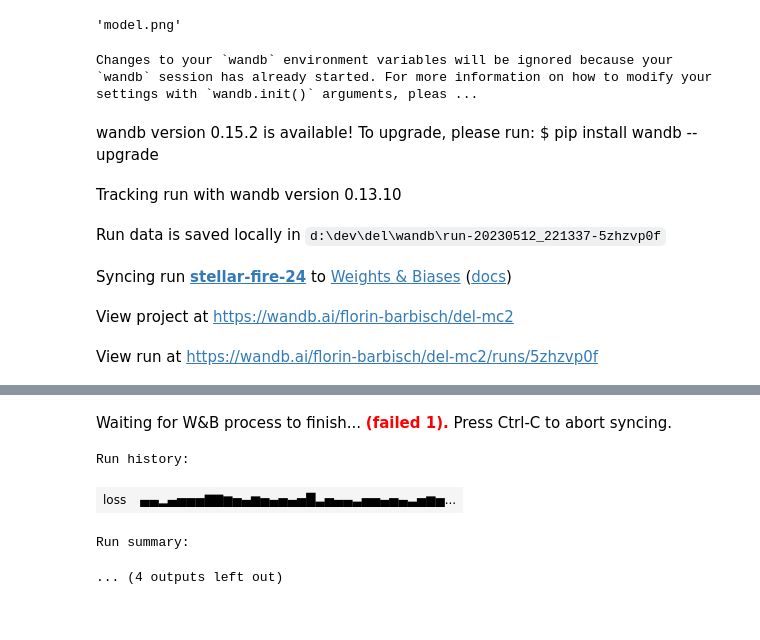
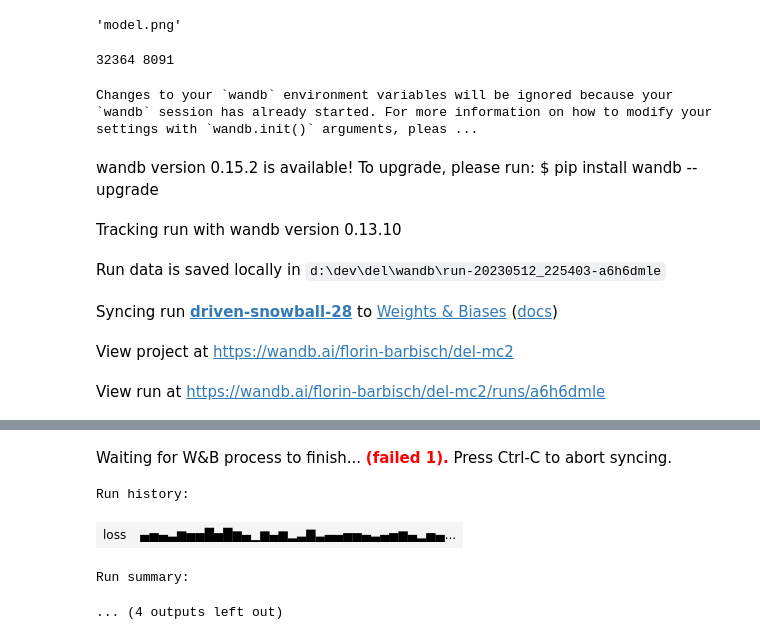
Before and after one commit to florinbarbisch/del, a Jupyter notebook: mc2.ipynb, the cells around one changed output, grey strips where cells are left out. Cells and saved outputs as stored; diff of their text form; code cells hidden in the pictures.

```diff
--- a/mc2.ipynb
+++ b/mc2.ipynb
@@ -156,8 +143,22 @@ dataset = Flickr8kDataset(config["image_dir"], config["caption_file"], special_w
 print(len(dataset))
 # %% [output]
 40455
+# %%
+class Collate:
+    def __init__(self, pad_idx):
+        self.pad_idx = pad_idx
+
+    def __call__(self, batch):
+        images, captions = zip(*batch)
+        images = torch.stack(images)
+        captions = nn.utils.rnn.pad_sequence(captions, batch_first=True, padding_value=self.pad_idx)
+        return images, captions
 # %%
-test_loader = DataLoader(dataset, batch_size=config["batch_size"], shuffle=False)
+test_loader = DataLoader(dataset,
+                         batch_size=config["batch_size"],
+                         shuffle=False,
+                         pin_memory=True,
+                         collate_fn=Collate(config["pad_idx"]))
 for i, (images, captions) in enumerate(test_loader):
 
     plt.imshow(images[0].permute(1, 2, 0))
@@ -349,11 +351,25 @@ make_dot(outputs, params=dict(list(image_encoder.named_parameters()) + list(capt
 # %% [output]
 Number of parameters: 35711167
 'model.png'
+# %%
+train_dataset, val_dataset = torch.utils.data.random_split(dataset, [int(len(dataset) * 0.8), len(dataset) - int(len(dataset) * 0.8)])
+print(len(train_dataset), len(val_dataset))
+
+def get_data_loader(dataset: Dataset, config: dict):
+    return DataLoader(
+        dataset=dataset,
+        batch_size=config["batch_size"],
+        shuffle=False,
+        pin_memory=True,
+        collate_fn=Collate(config["pad_idx"])
+    )
+# %% [output]
+32364 8091
 # %%
 with wandb.init(project="del-mc2", entity="florin-barbisch", config=config) as run:
 
-    train_loader = DataLoader(dataset, batch_size=config["batch_size"], shuffle=True)
-    val_loader = DataLoader(dataset, batch_size=config["batch_size"], shuffle=False)
+    train_loader = get_data_loader(train_dataset, config)
+    val_loader = get_data_loader(val_dataset, config)
 
     # create the model
     image_encoder   = Encoder(512) \
@@ -411,7 +427,7 @@ with wandb.init(project="del-mc2", entity="florin-barbisch", config=config) as r
 Changes to your `wandb` environment variables will be ignored because your `wandb` session has already started. For more information on how to modify your settings with `wandb.init()` arguments, pleas ...
 wandb version 0.15.2 is available! To upgrade, please run: $ pip install wandb --upgrade
 Tracking run with wandb version 0.13.10
-Run data is saved locally in d:\dev\del\wandb\run-20230512_221337-5zhzvp0f
+Run data is saved locally in d:\dev\del\wandb\run-20230512_225403-a6h6dmle
-Syncing run stellar-fire-24 to Weights & Biases (docs)
+Syncing run driven-snowball-28 to Weights & Biases (docs)
 View project at https://wandb.ai/florin-barbisch/del-mc2
-View run at https://wandb.ai/florin-barbisch/del-mc2/runs/5zhzvp0f
+View run at https://wandb.ai/florin-barbisch/del-mc2/runs/a6h6dmle
@@ -422,5 +438,5 @@ Epoch: 0, Batch: 100, Loss: 3.465087890625
 Waiting for W&B process to finish... (failed 1). Press Ctrl-C to abort syncing.
 Run history:
-| loss | ▄▄▂▄▅▅▅▇▇▆▅▄▆▅▄▅▄▅█▃▅▄▄▃▅▅▄▅▄▃▅▆▅... |
+| loss | ▄▅▄▃▆▅▅█▅█▆▄▁▆▄▆▂▃▇▃▄▄▅▅▄▃▄▅▆▄▂▅▄... |
 Run summary:
 ... (4 outputs left out)
```
Also changed, not shown: parts of 5 cells of this notebook.
